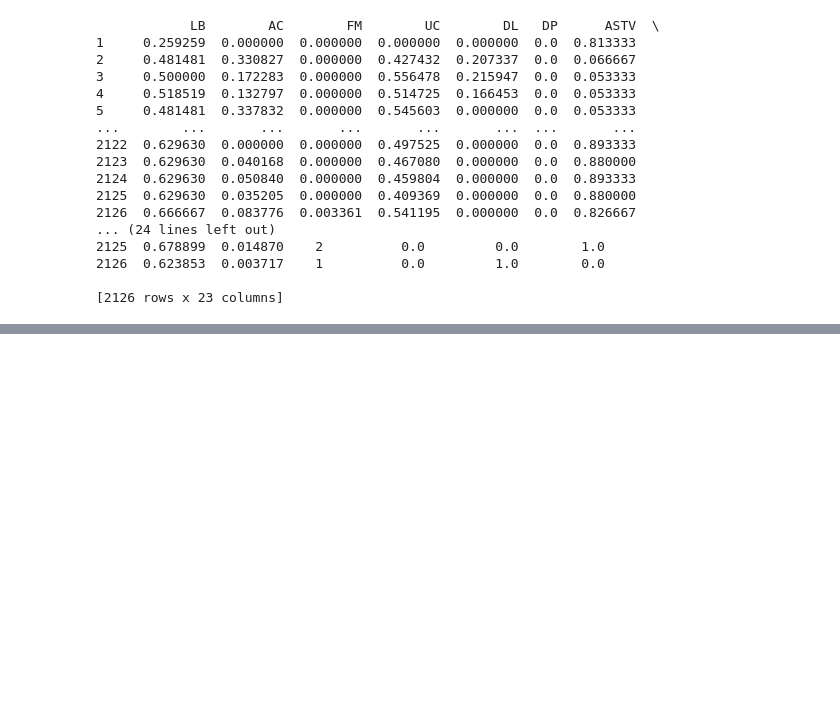
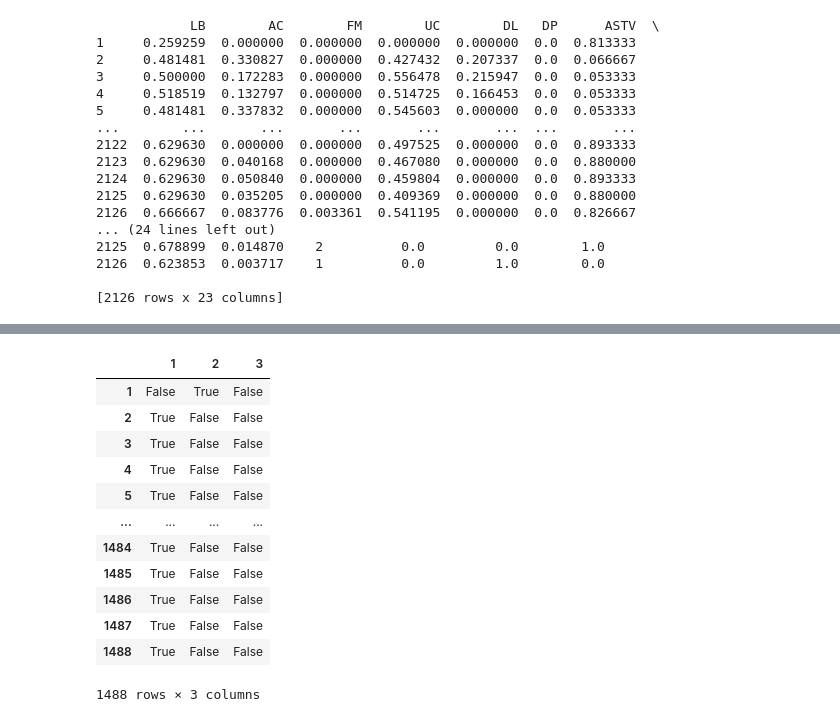
Before and after one commit to dpasierbiewicz/Cardiotocography_Fetus_Classification, a Jupyter notebook: CTG_notebook.ipynb, the cells around one changed output, grey strips where cells are left out. Saved outputs shown, nothing was run; the diff lists cells and outputs as text; code cells hidden in the pictures; blank space fills up the shorter version.

```diff
--- a/CTG_notebook.ipynb
+++ b/CTG_notebook.ipynb
@@ -333,0 +346,16 @@ print(df_normalized)
+# %%
+Y
+# %% [output]
+|  | 1 | 2 | 3 |
+| 1 | False | True | False |
+| 2 | True | False | False |
+| 3 | True | False | False |
+| 4 | True | False | False |
+| 5 | True | False | False |
+| ... | ... | ... | ... |
+| 1484 | True | False | False |
+| 1485 | True | False | False |
+| 1486 | True | False | False |
+| 1487 | True | False | False |
+| 1488 | True | False | False |
+1488 rows × 3 columns
```
Also changed, not shown: parts of 24 cells of this notebook.
